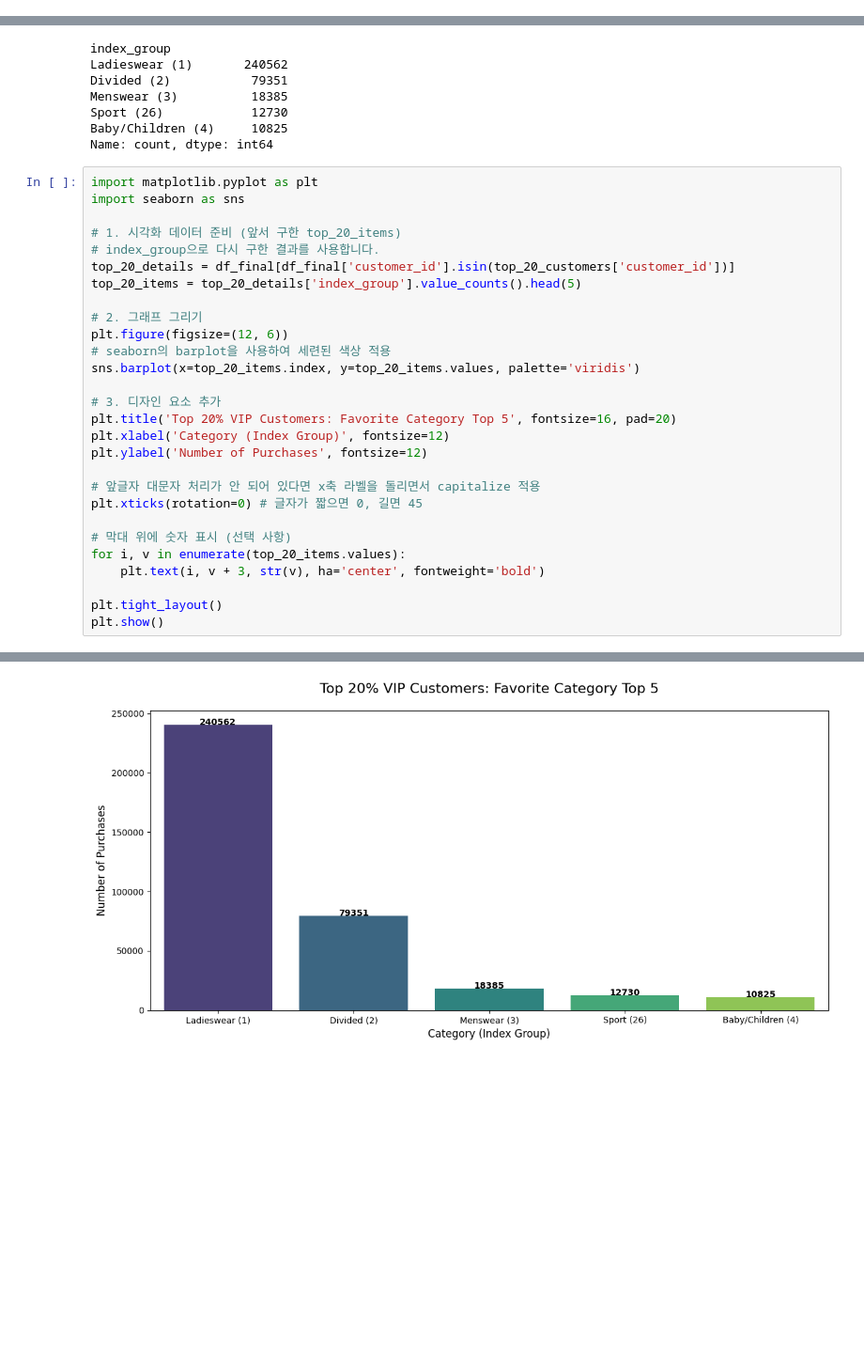
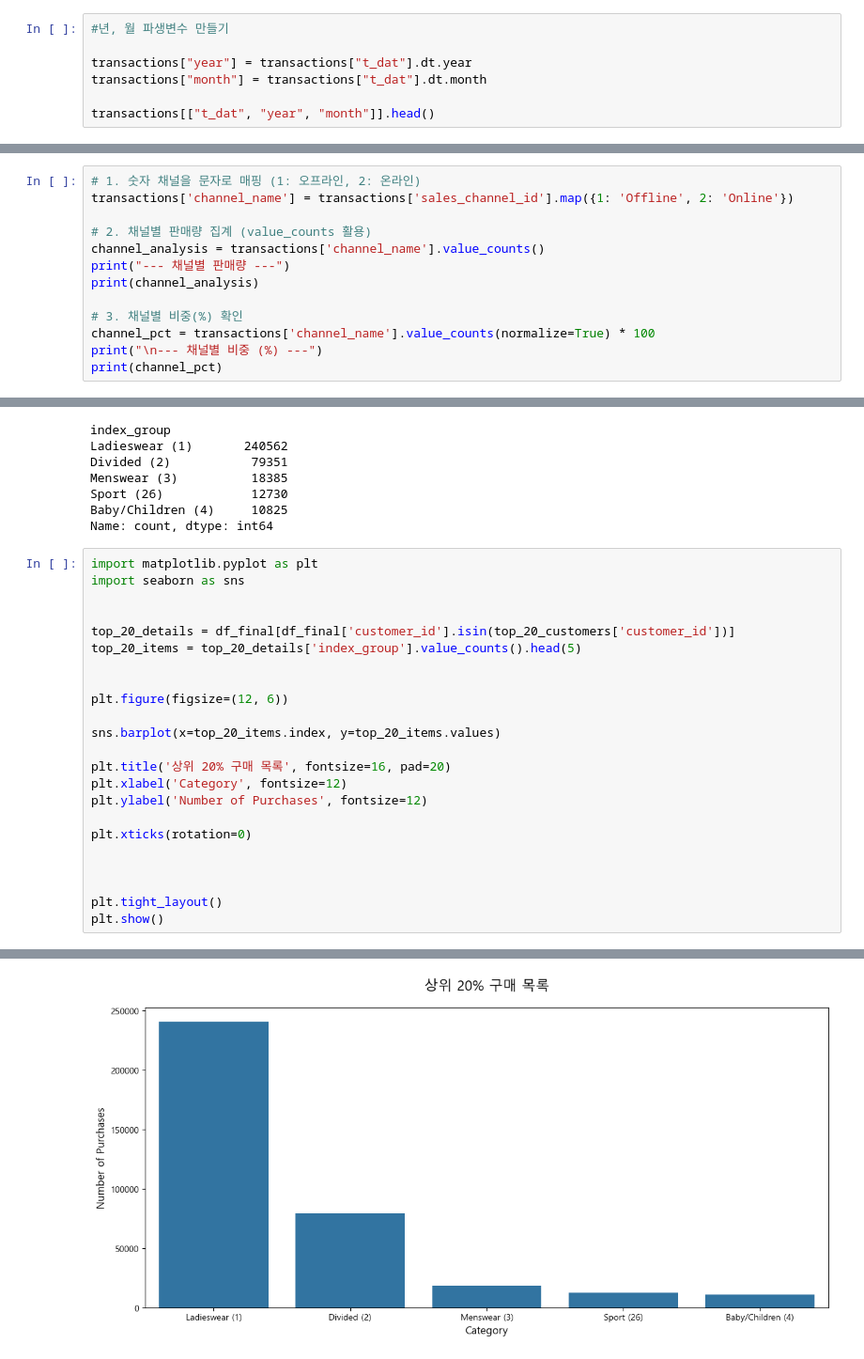
Before and after one commit to leegolem/data-commando-project, a Jupyter notebook: notebooks/member4/test1.ipynb, the cells around one changed output, grey strips where cells are left out. Shown at 94% size. Drawn from its saved outputs; the diff is of its cells as text; blank space fills up the shorter version.

```diff
--- a/notebooks/member4/test1.ipynb
+++ b/notebooks/member4/test1.ipynb
@@ -185,3 +270,10 @@ None
 | 2 | 2019-05-10 | 2ebe392150feb60ca89caa8eff6c08b7e... | 488561032 | 0.016932 | 2 |
 | 3 | 2019-08-26 | 7b3205de4ca17a339624eb5e3086698e9... | 682771001 | 0.033881 | 2 |
 | 4 | 2019-08-10 | 3b77905de8b32045f08cedb79200cdfa4... | 742400033 | 0.003220 | 1 |
+# %%
+#년, 월 파생변수 만들기
+
+transactions["year"] = transactions["t_dat"].dt.year
+transactions["month"] = transactions["t_dat"].dt.month
+
+transactions[["t_dat", "year", "month"]].head()
@@ -187,0 +334,13 @@ None
+# %%
+# 1. 숫자 채널을 문자로 매핑 (1: 오프라인, 2: 온라인)
+transactions['channel_name'] = transactions['sales_channel_id'].map({1: 'Offline', 2: 'Online'})
+
+# 2. 채널별 판매량 집계 (value_counts 활용)
+channel_analysis = transactions['channel_name'].value_counts()
+print("--- 채널별 판매량 ---")
+print(channel_analysis)
+
+# 3. 채널별 비중(%) 확인
+channel_pct = transactions['channel_name'].value_counts(normalize=True) * 100
+print("\n--- 채널별 비중 (%) ---")
+print(channel_pct)
@@ -475,27 +667,22 @@ Name: count, dtype: int64
 import matplotlib.pyplot as plt
 import seaborn as sns
 
-# 1. 시각화 데이터 준비 (앞서 구한 top_20_items)
-# index_group으로 다시 구한 결과를 사용합니다.
+
 top_20_details = df_final[df_final['customer_id'].isin(top_20_customers['customer_id'])]
 top_20_items = top_20_details['index_group'].value_counts().head(5)
 
-# 2. 그래프 그리기
+
 plt.figure(figsize=(12, 6))
-# seaborn의 barplot을 사용하여 세련된 색상 적용
-sns.barplot(x=top_20_items.index, y=top_20_items.values, palette='viridis')
 
-# 3. 디자인 요소 추가
-plt.title('Top 20% VIP Customers: Favorite Category Top 5', fontsize=16, pad=20)
-plt.xlabel('Category (Index Group)', fontsize=12)
+sns.barplot(x=top_20_items.index, y=top_20_items.values)
+
+plt.title('상위 20% 구매 목록', fontsize=16, pad=20)
+plt.xlabel('Category', fontsize=12)
 plt.ylabel('Number of Purchases', fontsize=12)
 
-# 앞글자 대문자 처리가 안 되어 있다면 x축 라벨을 돌리면서 capitalize 적용
-plt.xticks(rotation=0) # 글자가 짧으면 0, 길면 45
+plt.xticks(rotation=0)
 
-# 막대 위에 숫자 표시 (선택 사항)
-for i, v in enumerate(top_20_items.values):
-    plt.text(i, v + 3, str(v), ha='center', fontweight='bold')
+
 
 plt.tight_layout()
 plt.show()
@@ -506 +690 @@ Passing `palette` without assigning `hue` is deprecated and will be removed in v
-[figure, old version]
+[figure, new version]
```
Also changed, not shown: parts of 35 cells of this notebook.
